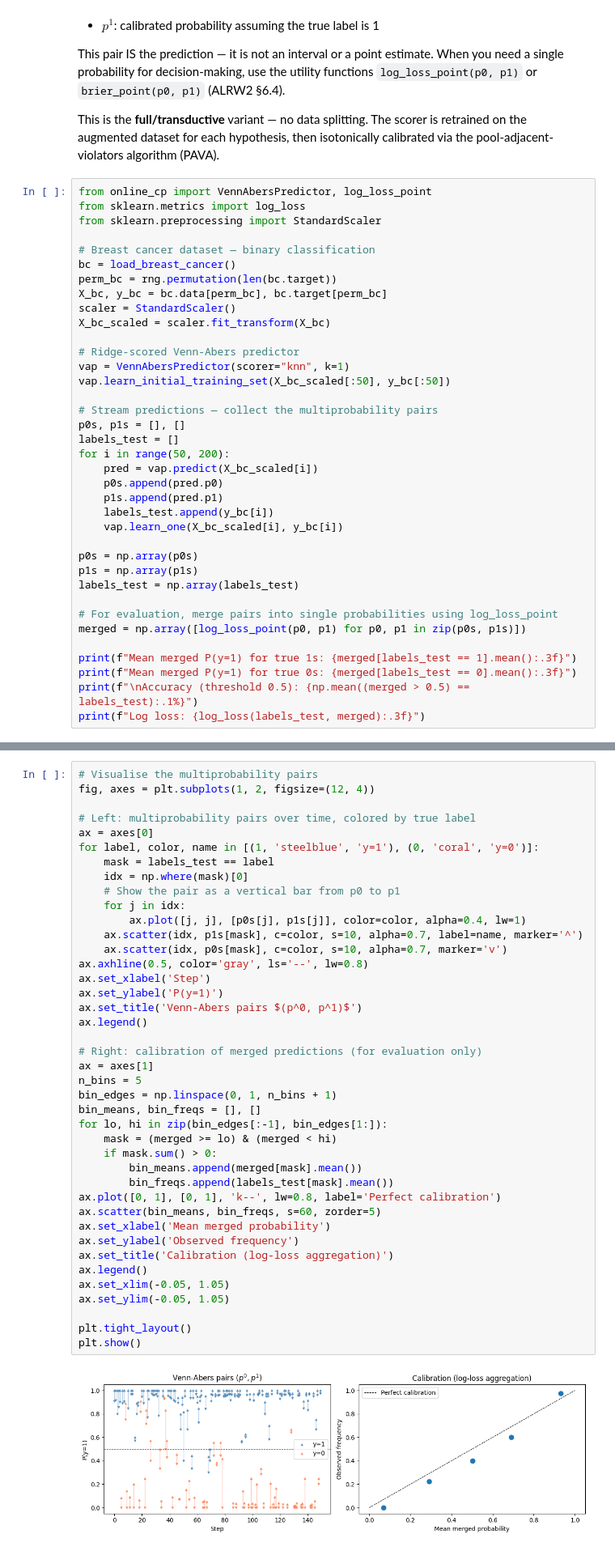
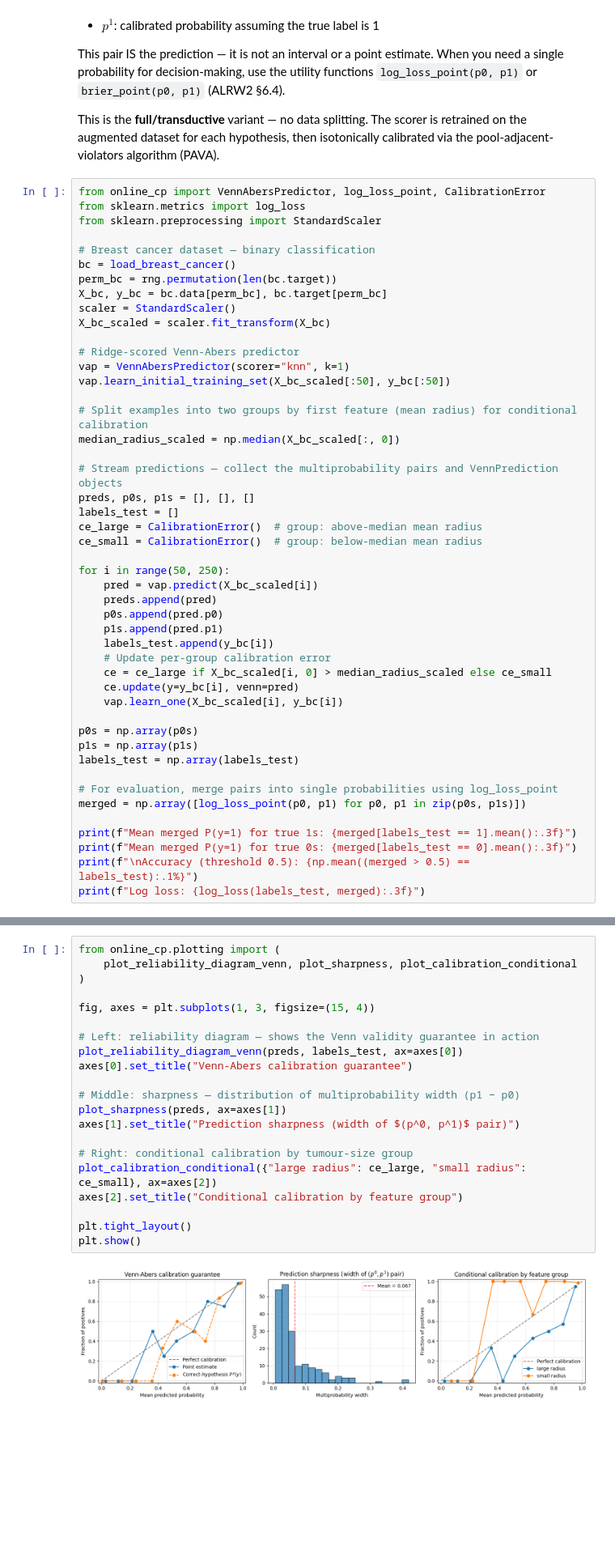
Before and after one commit to egonmedhatten/online-cp, a Jupyter notebook: notebooks/tutorial.ipynb, the cells around one changed output, grey strips where cells are left out. Shown at 81% size. Drawn from its saved outputs; the diff is of its cells as text; blank space fills up the shorter version.

```diff
--- a/notebooks/tutorial.ipynb
+++ b/notebooks/tutorial.ipynb
@@ -260,7 +292,7 @@ This pair IS the prediction — it is not an interval or a point estimate. When
 
 This is the **full/transductive** variant — no data splitting. The scorer is retrained on the augmented dataset for each hypothesis, then isotonically calibrated via the pool-adjacent-violators algorithm (PAVA).
 # %%
-from online_cp import VennAbersPredictor, log_loss_point
+from online_cp import VennAbersPredictor, log_loss_point, CalibrationError
 from sklearn.metrics import log_loss
 from sklearn.preprocessing import StandardScaler
 
@@ -275,14 +307,24 @@ X_bc_scaled = scaler.fit_transform(X_bc)
 vap = VennAbersPredictor(scorer="knn", k=1)
 vap.learn_initial_training_set(X_bc_scaled[:50], y_bc[:50])
 
-# Stream predictions — collect the multiprobability pairs
-p0s, p1s = [], []
+# Split examples into two groups by first feature (mean radius) for conditional calibration
+median_radius_scaled = np.median(X_bc_scaled[:, 0])
+
+# Stream predictions — collect the multiprobability pairs and VennPrediction objects
+preds, p0s, p1s = [], [], []
 labels_test = []
-for i in range(50, 200):
+ce_large = CalibrationError()  # group: above-median mean radius
+ce_small = CalibrationError()  # group: below-median mean radius
+
+for i in range(50, 250):
     pred = vap.predict(X_bc_scaled[i])
+    preds.append(pred)
     p0s.append(pred.p0)
     p1s.append(pred.p1)
     labels_test.append(y_bc[i])
+    # Update per-group calibration error
+    ce = ce_large if X_bc_scaled[i, 0] > median_radius_scaled else ce_small
+    ce.update(y=y_bc[i], venn=pred)
     vap.learn_one(X_bc_scaled[i], y_bc[i])
 
 p0s = np.array(p0s)
@@ -305,44 +347,24 @@ Log loss: 0.203
 # %%
-# Visualise the multiprobability pairs
-fig, axes = plt.subplots(1, 2, figsize=(12, 4))
+from online_cp.plotting import (
+    plot_reliability_diagram_venn, plot_sharpness, plot_calibration_conditional
+)
 
-# Left: multiprobability pairs over time, colored by true label
-ax = axes[0]
-for label, color, name in [(1, 'steelblue', 'y=1'), (0, 'coral', 'y=0')]:
-    mask = labels_test == label
-    idx = np.where(mask)[0]
-    # Show the pair as a vertical bar from p0 to p1
-    for j in idx:
-        ax.plot([j, j], [p0s[j], p1s[j]], color=color, alpha=0.4, lw=1)
-    ax.scatter(idx, p1s[mask], c=color, s=10, alpha=0.7, label=name, marker='^')
-    ax.scatter(idx, p0s[mask], c=color, s=10, alpha=0.7, marker='v')
-ax.axhline(0.5, color='gray', ls='--', lw=0.8)
-ax.set_xlabel('Step')
-ax.set_ylabel('P(y=1)')
-ax.set_title('Venn-Abers pairs $(p^0, p^1)$')
-ax.legend()
+fig, axes = plt.subplots(1, 3, figsize=(15, 4))
 
-# Right: calibration of merged predictions (for evaluation only)
-ax = axes[1]
-n_bins = 5
-bin_edges = np.linspace(0, 1, n_bins + 1)
-bin_means, bin_freqs = [], []
-for lo, hi in zip(bin_edges[:-1], bin_edges[1:]):
-    mask = (merged >= lo) & (merged < hi)
-    if mask.sum() > 0:
-        bin_means.append(merged[mask].mean())
-        bin_freqs.append(labels_test[mask].mean())
-ax.plot([0, 1], [0, 1], 'k--', lw=0.8, label='Perfect calibration')
-ax.scatter(bin_means, bin_freqs, s=60, zorder=5)
-ax.set_xlabel('Mean merged probability')
-ax.set_ylabel('Observed frequency')
-ax.set_title('Calibration (log-loss aggregation)')
-ax.legend()
-ax.set_xlim(-0.05, 1.05)
-ax.set_ylim(-0.05, 1.05)
+# Left: reliability diagram — shows the Venn validity guarantee in action
+plot_reliability_diagram_venn(preds, labels_test, ax=axes[0])
+axes[0].set_title("Venn-Abers calibration guarantee")
+
+# Middle: sharpness — distribution of multiprobability width (p1 − p0)
+plot_sharpness(preds, ax=axes[1])
+axes[1].set_title("Prediction sharpness (width of $(p^0, p^1)$ pair)")
+
+# Right: conditional calibration by tumour-size group
+plot_calibration_conditional({"large radius": ce_large, "small radius": ce_small}, ax=axes[2])
+axes[2].set_title("Conditional calibration by feature group")
 
 plt.tight_layout()
 plt.show()
 # %% [output]
-[figure, old version]
+[figure, new version]
 # %% [markdown]
```
Also changed, not shown: parts of 15 cells of this notebook, 5 other files.
